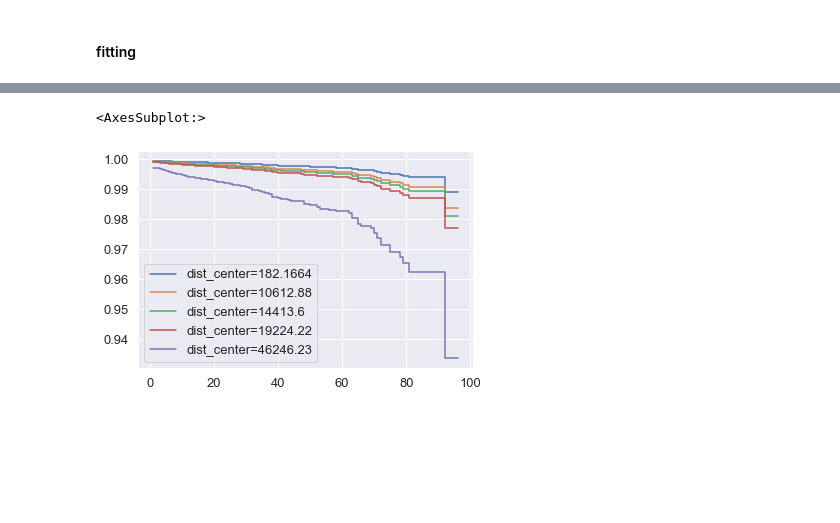
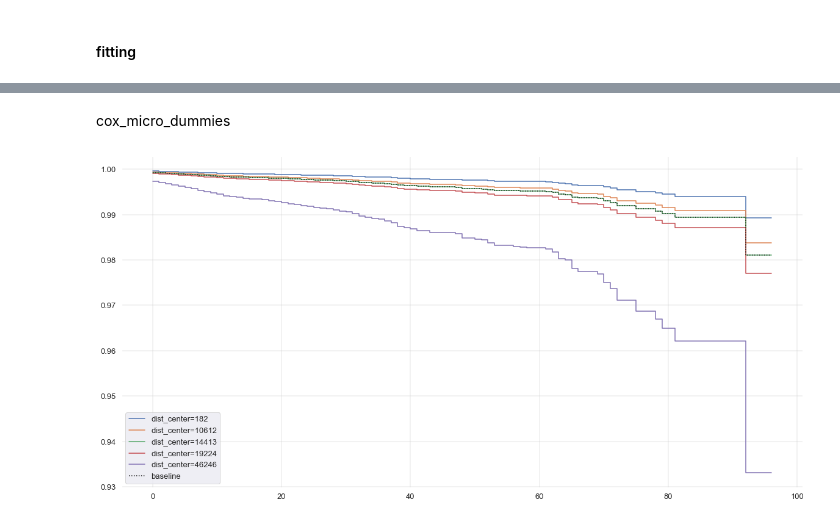
Before and after one commit to alexandrepereiraarq/urb_exposure_nexus, a Jupyter notebook: CVGI MStress_COVID_SP.v8.ipynb, the cells around one changed output, grey strips where cells are left out. Saved outputs shown, nothing was run; the diff lists cells and outputs as text; code cells hidden in the pictures; blank space fills up the shorter version.

```diff
--- a/CVGI MStress_COVID_SP.v8.ipynb
+++ b/CVGI MStress_COVID_SP.v8.ipynb
@@ -935,5 +1040,5 @@ def events_mc(df, cities_list, dates=None, var_time='epi_week', var_events='new_
 # %%
-gdf_rmsp_dist_cases.columns = ['ibge_code', 'geometry', 'epi_week', 'new_cases', 'new_deaths',  'gender','race', 'ethnicity', 'epi_week_date']
+gdf_rmsp_dist_cases.columns = ['ibge_code', 'geometry', 'epi_week', 'new_cases', 'new_deaths',  'gender','race', 'ethnicity','acc_deaths', 'epi_week_date']
 gdf_rmsp_dist_cases['new_deaths'] = gdf_rmsp_dist_cases['new_deaths'].astype('int')
 gdf_rmsp_dist_cases['new_cases'] = gdf_rmsp_dist_cases['new_cases'].astype('int')
 # %%
@@ -965,13 +1070,2 @@ central: 137916 inner: 139652 outer: 143559
 # %% [markdown]
 <h4>Adding SVI info</h4>
-# %%
-g_IVS_file = ('CVGI_LIM_SP_Sao Paulo IVS IDHM_UDH and census district_IPEA_2010_A.gpkg')
-file_path = Path('../../../02 data/BR IPEA IVS 2000 and 2010/')
-
-geo_url = file_path / g_IVS_file
-IVS_df = gpd.read_file(geo_url)
-IVS_df = IVS_df[:][['udh', 'nome_udh','ivs', 'ivs_infrae','ivs_capita', 'ivs_renda_', 'idhm', 'idhm_long', 'idhm_educ',
-       'idhm_renda', 'rg_Name','CD_DIST','geometry']]
-IVS_df.columns = ['udh', 'nome_udh','ivs', 'ivs_infrae','ivs_capita', 'ivs_income', 'idhm', 'idhm_long', 'idhm_educ',
-       'idhm_income','ring','ibge_code','geometry']
-IVS_df
@@ -1914,9 +1953,9 @@ cases_geo
 | 4398348 | 1644655159 | 27.0 | Masculino | Ignorado | NaN | 355030848000032 | 1.0 | Ignorado | ... |
 2116591 rows × 14 columns
 # %%
-cases_geo['duration'] = np.where(cases_geo['end_epi_col']>cases_geo['in_week_col'],cases_geo['end_epi_col']-cases_geo['in_week_col'],1)
+#sets the duration to equal (end_epi_col - in_epi_col) if that would be > 0, otherwise, duration is set to 0
+cases_geo['duration'] = np.where(cases_geo['end_epi_col']>cases_geo['in_week_col'],cases_geo['end_epi_col']-cases_geo['in_week_col'],0)
 cases_geo
-#cases['end_epi_week'] = np.where(cases['end_week_id']<10, cases.end_year_id.astype('str') + '.0' + cases.end_week_id.astype('str'), cases.end_year_id.astype('str') + '.' + cases.end_week_id.astype('str'))
 # %% [output]
 |  | id | idade | sexo | racaCor | etnia | setorCensitario | classificacaoFinalModificada | evolucaoCaso | ... |
 | 0 | 1627047285 | 56.0 | Feminino | Parda | NaN | 355030868000124 | 5.0 | Cura | ... |
@@ -1998,8 +2037,8 @@ Name: race, dtype: int64
 # %%
 cox_micro_dummies = cases_geo_df[:][['age', 'sex', 'race','covid', 'death',  'in_week','duration','end_week','dist_center']]# 'in_date','in_week_col', 'end_date','geometry', 'centroid',
 # %%
-dummies_race = {'Branca':1,'Branco':1,'Parda':2,'Preta':3,'Amarela':4,'Indigena':5,'Ignorado':0, np.nan:0}
-dummies_sex = {'Feminino':1,'Masculino':2,'Indefinido':0}
+dummies_race = {'Branca':0,'Branco':0,'Parda':2,'Preta':3,'Amarela':4,'Indigena':5,'Ignorado':0, np.nan:0} #eliminating 1st category
+dummies_sex = {'Feminino':1,'Masculino':0,'Indefinido':0} #eliminating first category
 cox_micro_dummies['race'] = cox_micro_dummies['race'].replace(dummies_race)
 cox_micro_dummies['sex'] = cox_micro_dummies['sex'].replace(dummies_sex)
 cox_micro_dummies['end_week'] = cox_micro_dummies['end_week'] + 0.1
@@ -2093,5 +2134,11 @@ Convergence success after 12 iterations.
+# %% [markdown]
+cox_micro_dummies
 # %%
-cph.plot_partial_effects_on_outcome(covariates=["dist_center"],values=[1.821664e+02,1.061288e+04,1.441360e+04,1.922422e+04,4.624623e+04],plot_baseline=False)
+fig,ax = plt.subplots(figsize=(20,10))
+ax.set_facecolor((1, 1,1))
+cph.plot_partial_effects_on_outcome(covariates=["dist_center"],values=[182,10612,14413,19224,46246],label=['min','Q25','Q50','Q75','max'],plot_baseline=True, ax=ax)
+ax.grid(b=True, which='minor', color='silver', linewidth=0.4)
+ax.grid(b=True, which='major', color='silver', linewidth=0.4)
+plt.show()
 # %% [output]
-<AxesSubplot:>
-[figure, old version]
+[figure, new version]
```
Also changed, not shown: parts of 111 cells of this notebook.
